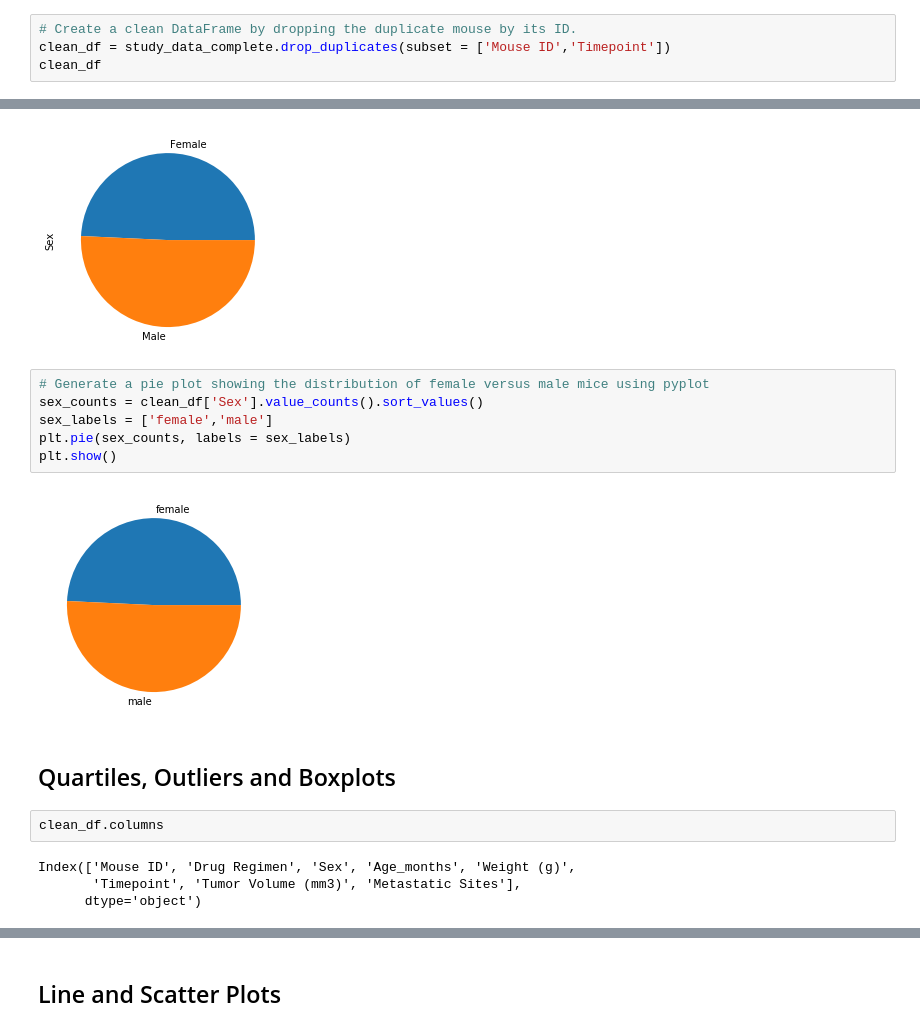
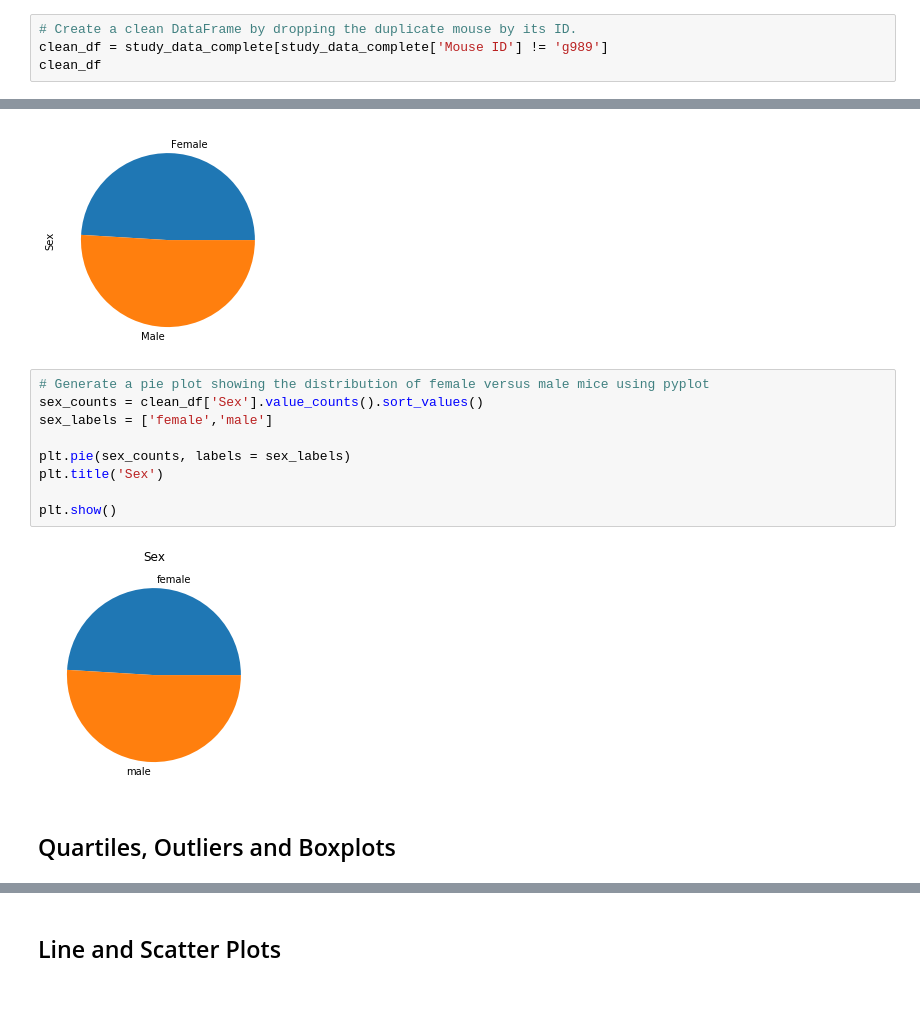
Before and after one commit to DPintacasi/matplotlib-challenge, a Jupyter notebook: pymaceuticals_starter.ipynb, the cells around one changed output, grey strips where cells are left out. Cells and saved outputs as stored; diff of their text form; blank space fills up the shorter version.

```diff
--- a/pymaceuticals_starter.ipynb
+++ b/pymaceuticals_starter.ipynb
@@ -47,7 +54,7 @@ duplicates_df
 | 917 | g989 | Propriva | Female | 21 | 26 | 20 | 54.657650 | ... |
 # %%
 # Create a clean DataFrame by dropping the duplicate mouse by its ID.
-clean_df = study_data_complete.drop_duplicates(subset = ['Mouse ID','Timepoint'])
+clean_df = study_data_complete[study_data_complete['Mouse ID'] != 'g989']
 clean_df
 # %% [output]
 |  | Mouse ID | Drug Regimen | Sex | Age_months | Weight (g) | Timepoint | Tumor Volume (mm3) | ... |
@@ -170,19 +173,16 @@ count_sex.plot(kind = 'pie')
 # %%
 # Generate a pie plot showing the distribution of female versus male mice using pyplot
 sex_counts = clean_df['Sex'].value_counts().sort_values()
 sex_labels = ['female','male']
+
 plt.pie(sex_counts, labels = sex_labels)
+plt.title('Sex')
+
 plt.show()
 # %% [output]
-[figure, old version]
+[figure, new version]
 # %% [markdown]
 ## Quartiles, Outliers and Boxplots
-# %%
-clean_df.columns
-# %% [output]
-Index(['Mouse ID', 'Drug Regimen', 'Sex', 'Age_months', 'Weight (g)',
-       'Timepoint', 'Tumor Volume (mm3)', 'Metastatic Sites'],
-      dtype='object')
 # %%
 # Calculate the final tumor volume of each mouse across four of the treatment regimens:
 # Capomulin, Ramicane, Infubinol, and Ceftamin
```
Also changed, not shown: parts of 18 cells of this notebook.
